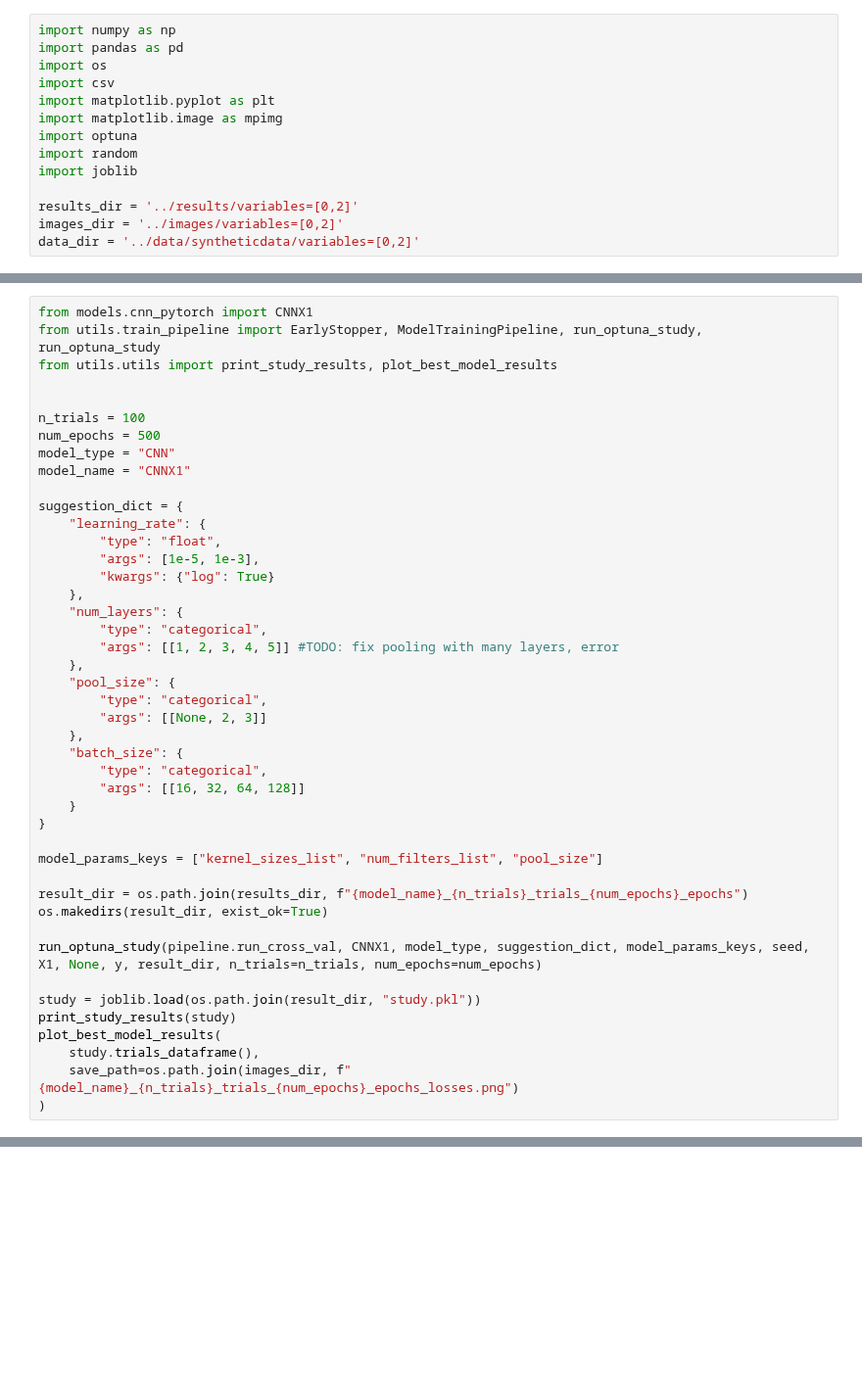
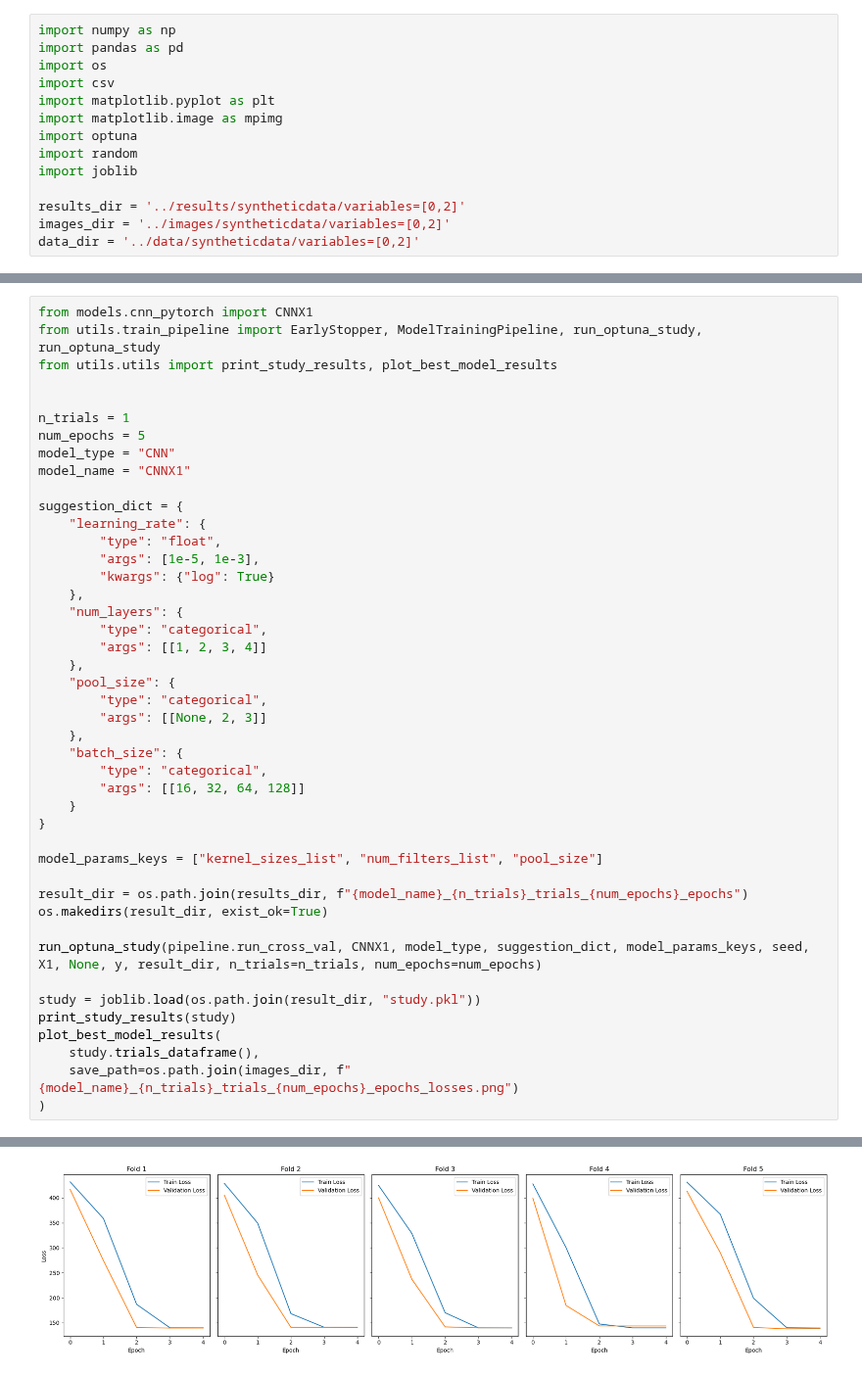
Before and after one commit to MiguelGarcaoSilva/motifpred, a Jupyter notebook: code/casestudy_syntheticdata_cnn.ipynb, the cells around one changed output, grey strips where cells are left out. Shown at 98% size. Drawn from its saved outputs; the diff is of its cells as text; blank space fills up the shorter version.

```diff
--- a/code/casestudy_syntheticdata_cnn.ipynb
+++ b/code/casestudy_syntheticdata_cnn.ipynb
@@ -9,8 +9,8 @@ import optuna
 import random
 import joblib
 
-results_dir = '../results/variables=[0,2]'
-images_dir = '../images/variables=[0,2]'
+results_dir = '../results/syntheticdata/variables=[0,2]'
+images_dir = '../images/syntheticdata/variables=[0,2]'
 data_dir = '../data/syntheticdata/variables=[0,2]'
 # %%
 import torch
@@ -84,8 +102,8 @@ from utils.train_pipeline import EarlyStopper, ModelTrainingPipeline, run_optuna
 from utils.utils import print_study_results, plot_best_model_results
 
 
-n_trials = 100
-num_epochs = 500
+n_trials = 1
+num_epochs = 5
 model_type = "CNN"
 model_name = "CNNX1"
 
@@ -97,7 +115,7 @@ suggestion_dict = {
     },
     "num_layers": {
         "type": "categorical",
-        "args": [[1, 2, 3, 4, 5]] #TODO: fix pooling with many layers, error
+        "args": [[1, 2, 3, 4]]
     },
     "pool_size": {
         "type": "categorical",
@@ -122,3 +140,4 @@ plot_best_model_results(
     study.trials_dataframe(),
     save_path=os.path.join(images_dir, f"{model_name}_{n_trials}_trials_{num_epochs}_epochs_losses.png")
 )
+# %% [output]
@@ -125 +161,2 @@ plot_best_model_results(
+[figure, added]
 # %%
```
Also changed, not shown: parts of 9 cells of this notebook, 9 other files.
